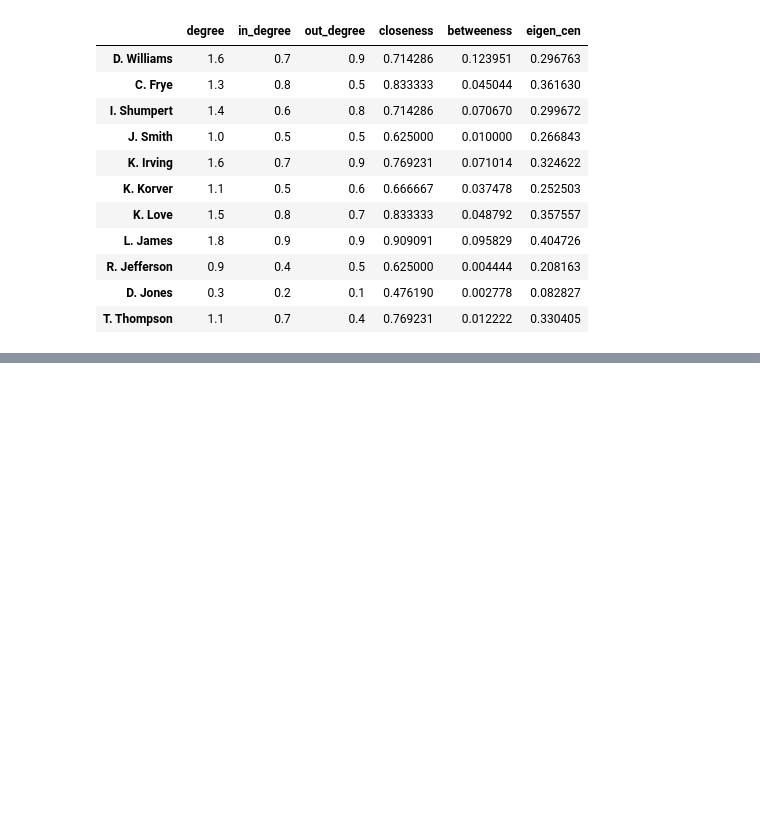
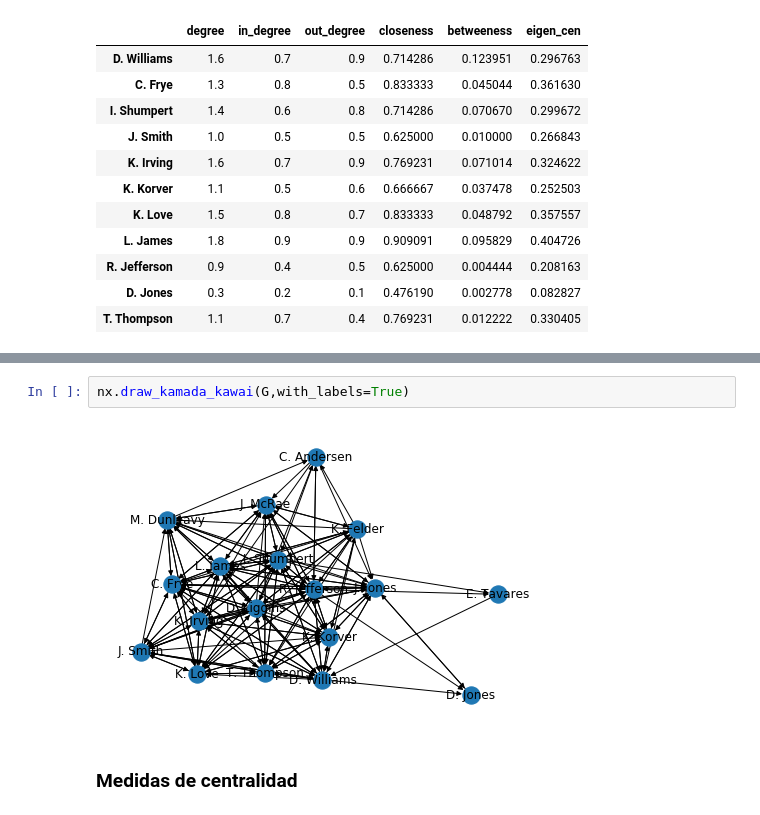
Before and after one commit to Millan13/Moneyball-NBA, a Jupyter notebook: Notebooks/Analisis_pagerank.ipynb, the cells around one changed output, grey strips where cells are left out. Saved outputs shown, nothing was run; the diff lists cells and outputs as text; blank space fills up the shorter version.

```diff
--- a/Notebooks/Analisis_pagerank.ipynb
+++ b/Notebooks/Analisis_pagerank.ipynb
@@ -707,0 +937,6 @@ df_CLE_playoff_central
+# %%
+nx.draw_kamada_kawai(G,with_labels=True)
+# %% [output]
+[figure, added]
+# %% [markdown]
+### Medidas de centralidad
```
Also changed, not shown: parts of 46 cells of this notebook.
